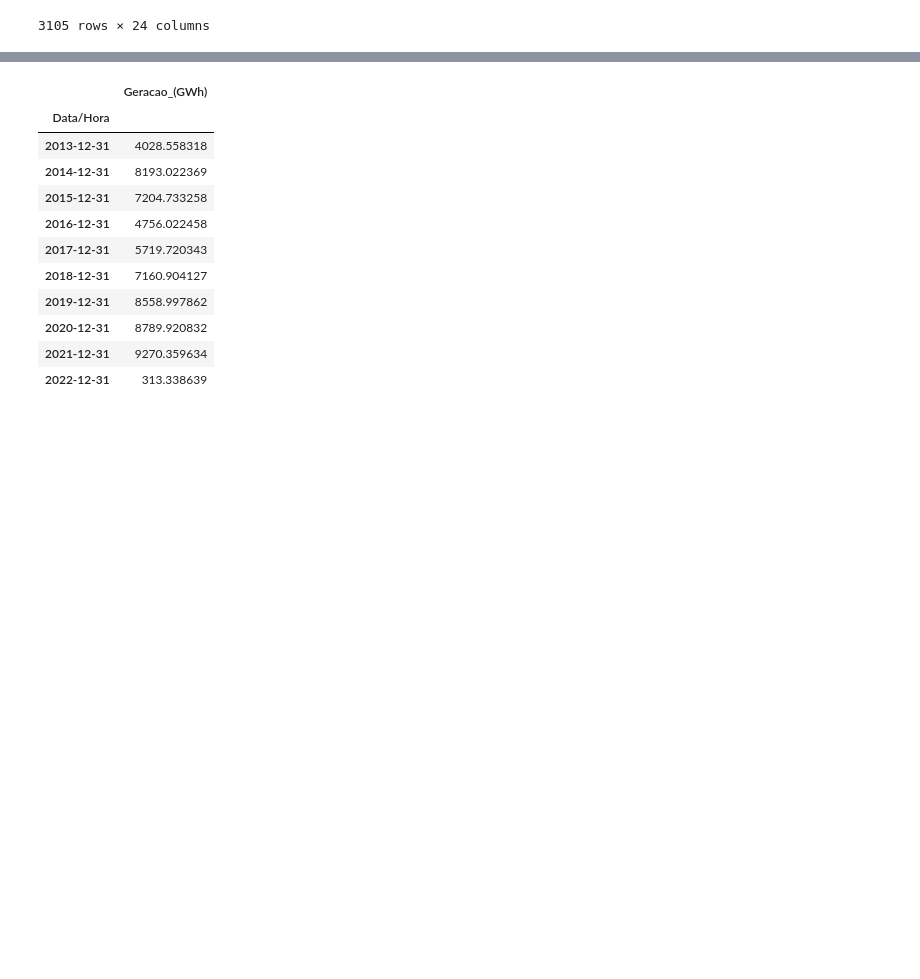
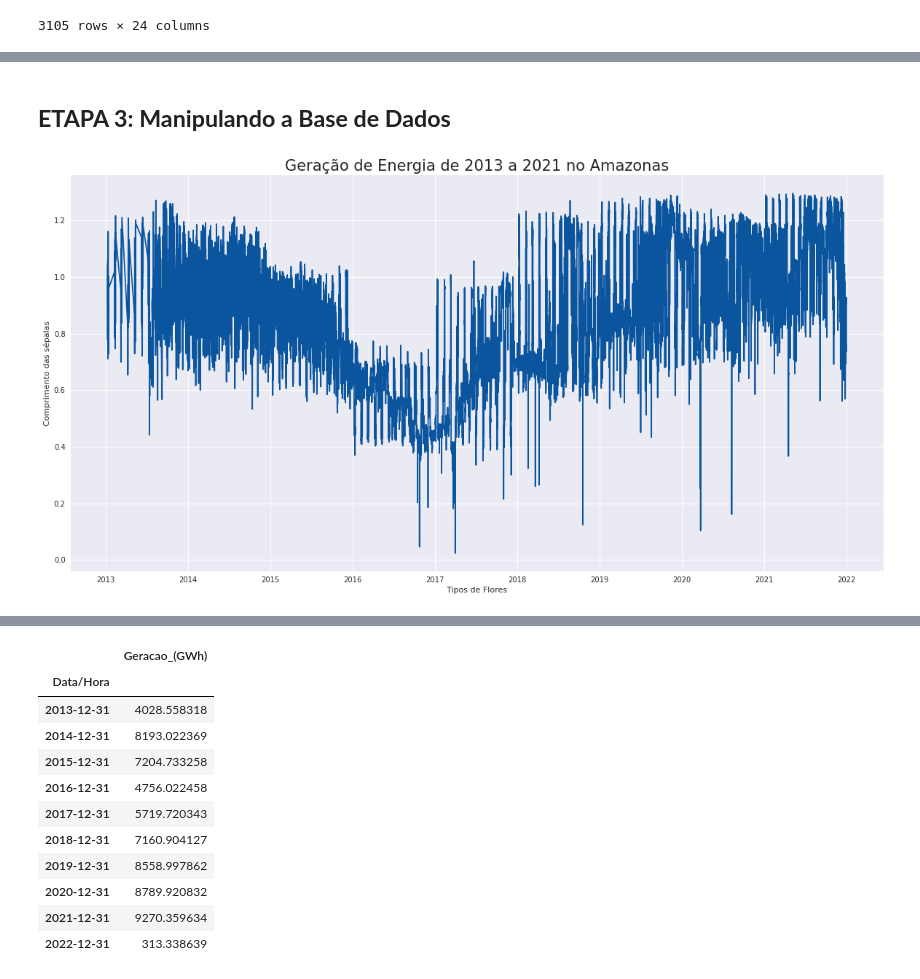
Before and after one commit to Leonardorochagit/Geracao_Energia, a Jupyter notebook: Previsao_GeracaoEnergia_AM.ipynb, the cells around one changed output, grey strips where cells are left out. Drawn from its saved outputs; the diff is of its cells as text; code cells hidden in the pictures; blank space fills up the shorter version.

```diff
--- a/Previsao_GeracaoEnergia_AM.ipynb
+++ b/Previsao_GeracaoEnergia_AM.ipynb
@@ -309,3 +268,6 @@ df
 | 2022-01-17 22:00:00 | 0.739852 | 2022 | 1 | 0 | 3 | 1 |
 | 2022-01-17 23:00:00 | 0.740491 | 2022 | 1 | 0 | 3 | 1 |
 74514 rows × 6 columns
+# %%
+df = df.loc['2013-01-01':'2021-12-31']
+df
@@ -526,0 +387,13 @@ import seaborn as sns
+# %% [markdown]
+## **ETAPA 3: Manipulando a Base de Dados**
+# %%
+plt.figure(figsize=(20,10))
+plt.title("Geração de Energia de 2013 a 2021 no Amazonas", loc="center", fontsize=21)
+plt.xlabel("Tipos de Flores")
+plt.ylabel("Comprimento das sépalas")
+sns.lineplot(x=df.index, y='Geracao_(GWh)', data=df)
+#sns.relplot(x=df.index, y='Geracao_(GWh)', hue="event", kind="line", data=df)
+#df.figure.autofmt_xdate()
+plt.show()
+# %% [output]
+[figure, added]
```
Also changed, not shown: parts of 46 cells of this notebook.
